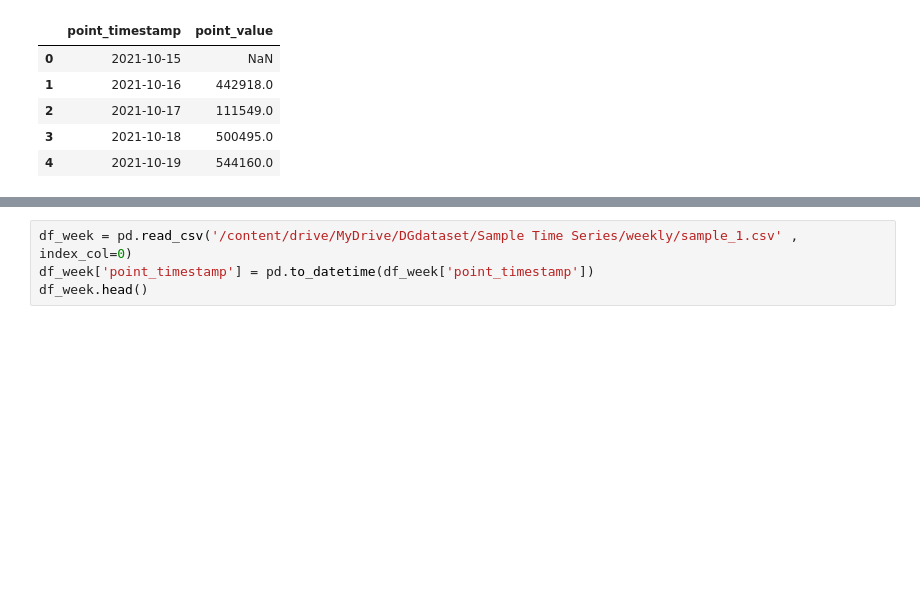
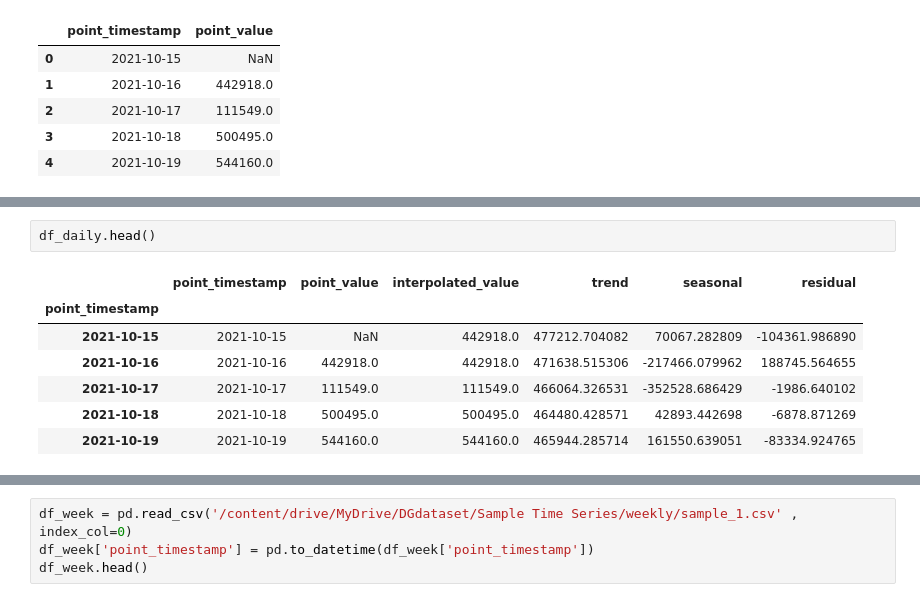
Before and after one commit to mathanamathav/DataGenie-Hackathon-2023-p1, a Jupyter notebook: NoteBooks/Brain_stromming_hack.ipynb, the cells around one changed output, grey strips where cells are left out. Cells and saved outputs as stored; diff of their text form; blank space fills up the shorter version.

```diff
--- a/NoteBooks/Brain_stromming_hack.ipynb
+++ b/NoteBooks/Brain_stromming_hack.ipynb
@@ -53,0 +101,10 @@ memory usage: 17.5 KB
+# %%
+df_daily.head()
+# %% [output]
+|  | point_timestamp | point_value | interpolated_value | trend | seasonal | residual |
+| point_timestamp |  |  |  |  |  |  |
+| 2021-10-15 | 2021-10-15 | NaN | 442918.0 | 477212.704082 | 70067.282809 | -104361.986890 |
+| 2021-10-16 | 2021-10-16 | 442918.0 | 442918.0 | 471638.515306 | -217466.079962 | 188745.564655 |
+| 2021-10-17 | 2021-10-17 | 111549.0 | 111549.0 | 466064.326531 | -352528.686429 | -1986.640102 |
+| 2021-10-18 | 2021-10-18 | 500495.0 | 500495.0 | 464480.428571 | 42893.442698 | -6878.871269 |
+| 2021-10-19 | 2021-10-19 | 544160.0 | 544160.0 | 465944.285714 | 161550.639051 | -83334.924765 |
```
Also changed, not shown: parts of 17 cells of this notebook.
